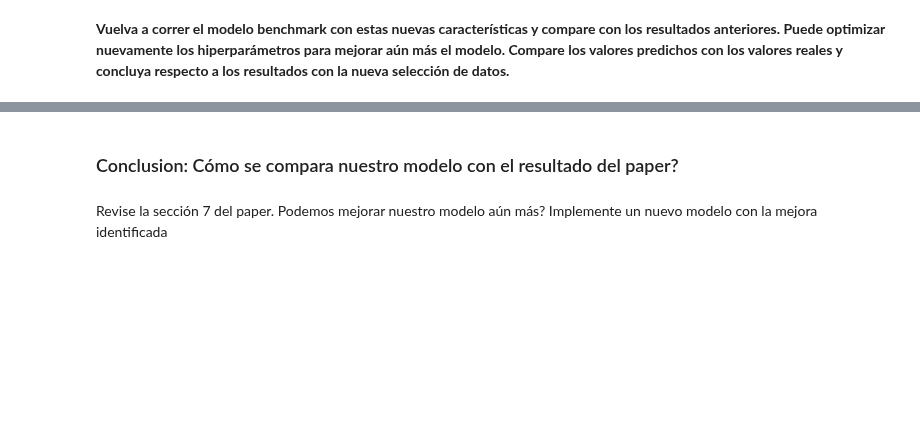
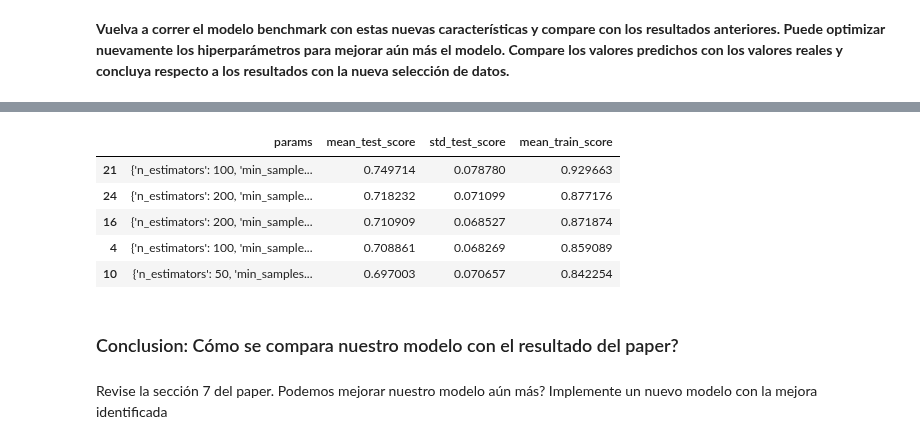
Before and after one commit to tobi557/ML_USM, a Jupyter notebook: Actividades/Semana_7_Photoz_RandomForests.ipynb, the cells around one changed output, grey strips where cells are left out. Saved outputs shown, nothing was run; the diff lists cells and outputs as text; code cells hidden in the pictures; blank space fills up the shorter version.

```diff
--- a/Actividades/Semana_7_Photoz_RandomForests.ipynb
+++ b/Actividades/Semana_7_Photoz_RandomForests.ipynb
@@ -329,4 +423,5 @@ sel_features.head()
 # %% [markdown]
 Selección del vector de target
 # %%
-sel_target = target[sel_features.index]
+sel_target = target.iloc[sel_features.index]
+sel_target
@@ -336,0 +452,32 @@ scores_new = cross_validate()
+# %%
+%%time
+# Toma algunos minutos
+from sklearn.ensemble import RandomForestRegressor
+from sklearn.model_selection import RandomizedSearchCV, KFold
+
+# Basismodell als Regressor instanziieren
+base_rf = RandomForestRegressor(random_state=42)
+
+parameters = {'min_impurity_decrease': [0.1, 0.5, 0.0], \
+              'max_features': [None, 4, 2], 'n_estimators': [50, 100, 200], 'min_samples_split': [10, 20, 100], \
+              'max_leaf_nodes': [None, 100, 200]}
+
+# KFold für kontinuierliche Zielgrößen
+cv_strategy = KFold(n_splits=5, shuffle=True, random_state=42)
+
+# RandomizedSearchCV testet z. B. 25–30 zufällige Kombinationen
+model = RandomizedSearchCV(
+    estimator=base_rf,
+    param_distributions=parameters,
+    n_iter=25,
+    scoring='r2',
+    cv=cv_strategy,
+    verbose=2,
+    n_jobs=4,
+    random_state=42,
+    return_train_score=True
+)
+
+model.fit(sel_features, sel_target)
+
+print('Best params, best score:', "{:.4f}".format(model.best_score_), model.best_params_)
@@ -337,3 +489,16 @@ scores_new = cross_validate()
+# %%
+scores = pd.DataFrame(model.cv_results_)
+scoresCV = scores[['params','mean_test_score','std_test_score','mean_train_score']].sort_values(by = 'mean_test_score', \
+                                                    ascending = False)
+# %%
+scoresCV.head()
+# %% [output]
+|  | params | mean_test_score | std_test_score | mean_train_score |
+| 21 | {'n_estimators': 100, 'min_sample... | 0.749714 | 0.078780 | 0.929663 |
+| 24 | {'n_estimators': 200, 'min_sample... | 0.718232 | 0.071099 | 0.877176 |
+| 16 | {'n_estimators': 200, 'min_sample... | 0.710909 | 0.068527 | 0.871874 |
+| 4 | {'n_estimators': 100, 'min_sample... | 0.708861 | 0.068269 | 0.859089 |
+| 10 | {'n_estimators': 50, 'min_samples... | 0.697003 | 0.070657 | 0.842254 |
 # %% [markdown]
 ### Conclusion: Cómo se compara nuestro modelo con el resultado del paper?
 # %% [markdown]
```
Also changed, not shown: parts of 31 cells of this notebook.
